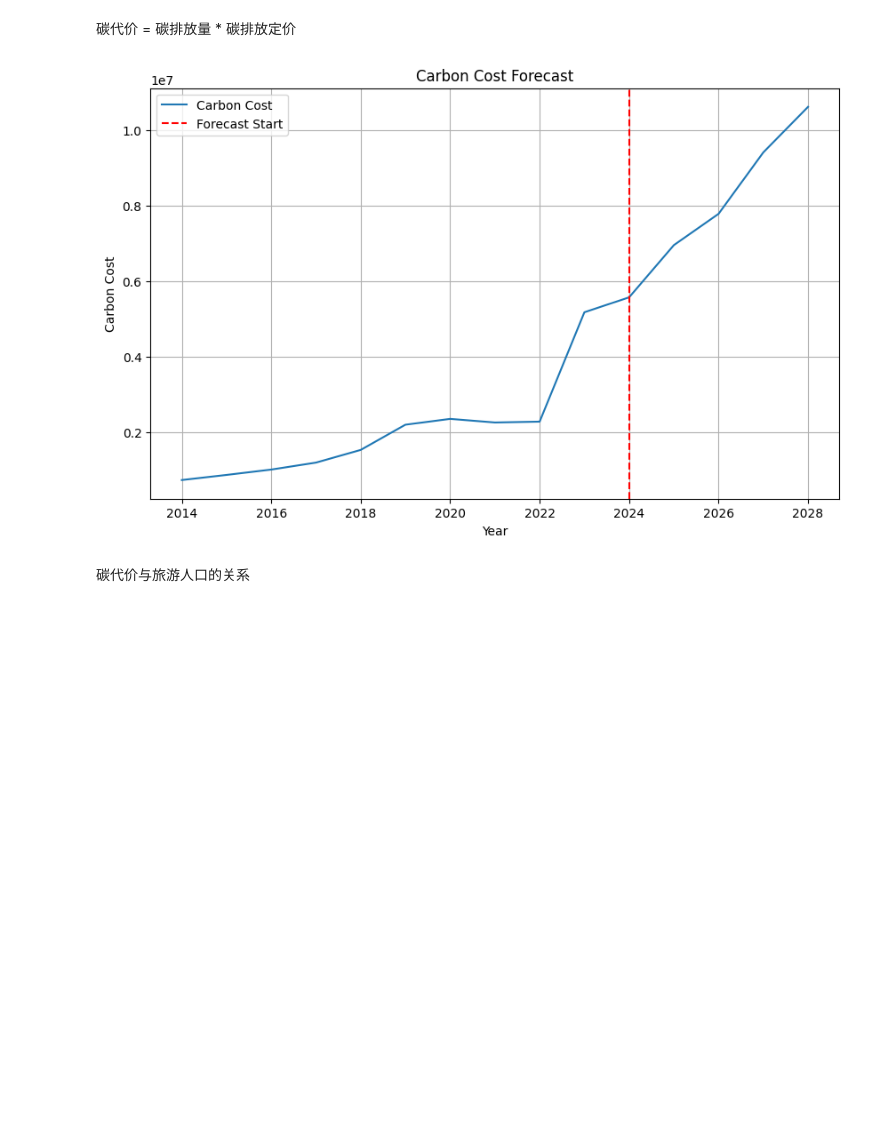
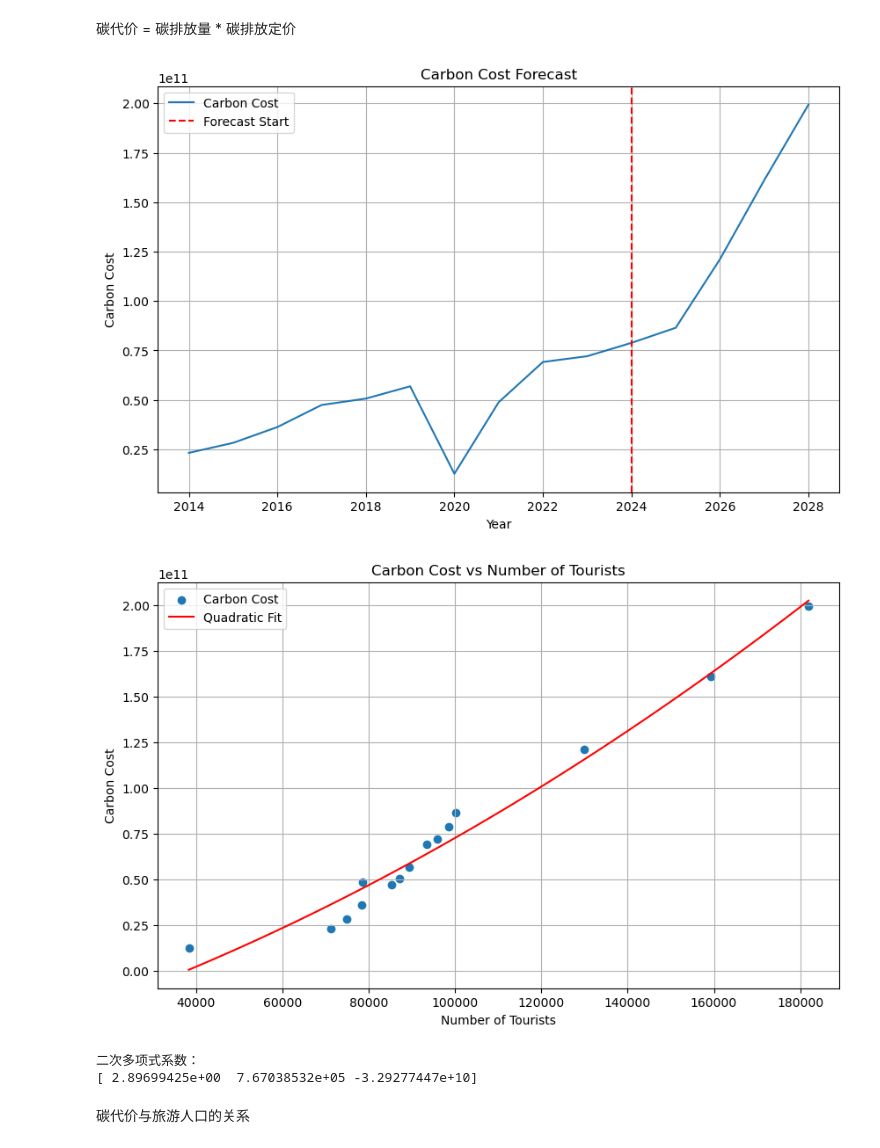
Before and after one commit to BlackMaple1203/MCM, a Jupyter notebook: Code/environment/kaya.ipynb, the cells around one changed output. Drawn from its saved outputs; the diff is of its cells as text; code cells hidden in the pictures; blank space fills up the shorter version.

```diff
--- a/Code/environment/kaya.ipynb
+++ b/Code/environment/kaya.ipynb
@@ -72,18 +72,26 @@ tourism_income = [i * 632 for i in tourism_income]
 # plt.title("Tourism Income Ratio Prediction")
 # plt.show()
 
-# # SARIMA模型预测
+# # # SARIMA模型预测
+# data = {
+#     "Year": [2014, 2015, 2016, 2017, 2018, 2019, 2020, 2021, 2022, 2023],
+#     "GDP": [2524869000, 2435418000, 2437578000, 2511152000, 2467392000, 2414435000, 2292657000, 2421944000, 2423728000, 2387533000],
+#     "Tourism_Numbers": [9.61e5, 9.83e5, 1.015e6, 1.072e6, 1.151e6, 1.306e6, 1.259667e6, 1.213333e6, 1.167e6, 1.67e6],
+#     "GDP": [2524869000, 2435418000, 2437578000, 2511152000, 2467392000, 2414435000, 2292657000, 2421944000, 2423728000, 2387533000]
+# }
 data = {
     "Year": [2014, 2015, 2016, 2017, 2018, 2019, 2020, 2021, 2022, 2023],
-    "GDP": [2524869000, 2435418000, 2437578000, 2511152000, 2467392000, 2414435000, 2292657000, 2421944000, 2423728000, 2387533000],
-    "Tourism_Numbers": [9.61e5, 9.83e5, 1.015e6, 1.072e6, 1.151e6, 1.306e6, 1.259667e6, 1.213333e6, 1.167e6, 1.67e6],
-    "GDP": [2524869000, 2435418000, 2437578000, 2511152000, 2467392000, 2414435000, 2292657000, 2421944000, 2423728000, 2387533000]
+    "GDP": [523368, 520554, 484813, 479694, 511699, 523008, 473690, 564108, 612414, 677909],
+    "MTCO2e": [90000, 90000, 90000, 90000, 90000, 90000, -1, -1, -1, -1],
+    "Tourism_Numbers": [71148, 74919, 78367, 85316, 87135, 89314, 38294, 78646, 93353, 95937],
 }
 
 tourism_number = data["Tourism_Numbers"]
 # 人均旅游以2%的增长率增长，初始为632
 tourism_spend = [632 * (1 + 0.02) ** i for i in range(20)]
 tmp = tourism_spend[0:10]
+print(len(tourism_number), len(tmp))
+
 assert len(tourism_number) == len(tmp)
 tourism_income = [i * j for i, j in zip(tourism_number, tmp)]
 GDP = data["GDP"]
@@ -307,18 +296,45 @@ plt.show()
 # %%
 C_cost = [i * j for i, j in zip(C_tourism, C_price)]
 
 # 绘制图像
 plt.figure(figsize=(10, 6))
 plt.plot(range(2014, 2029), C_cost, label='Carbon Cost')
 plt.axvline(x=2024, color='r', linestyle='--', label='Forecast Start')
 plt.xlabel('Year')
 plt.ylabel('Carbon Cost')
 plt.title('Carbon Cost Forecast')
 plt.legend()
 plt.grid(True)
 plt.show()
+
+
+# 用二次多项式拟合
+coefficients = np.polyfit(tourism, C_cost, 2)
+poly = np.poly1d(coefficients)
+
+# 生成拟合曲线
+tourism_fit = np.linspace(min(tourism), max(tourism), 100)
+C_cost_fit = poly(tourism_fit)
+
+# 绘制图像
+plt.figure(figsize=(10, 6))
+plt.scatter(tourism, C_cost, label='Carbon Cost')
+plt.plot(tourism_fit, C_cost_fit, color='red', label='Quadratic Fit')
+plt.xlabel('Number of Tourists')
+plt.ylabel('Carbon Cost')
+plt.title('Carbon Cost vs Number of Tourists')
+plt.legend()
+plt.grid(True)
+plt.show()
+
+# 输出系数
+print("二次多项式系数：")
+print(coefficients)
 # %% [output]
-[figure, old version]
+[figure, new version]
+[figure, added]
+二次多项式系数：
+[ 2.89699425e+00  7.67038532e+05 -3.29277447e+10]
 # %% [markdown]
 碳代价与旅游人口的关系
 # %%
```
Also changed, not shown: parts of 7 cells of this notebook, 5 other files.
